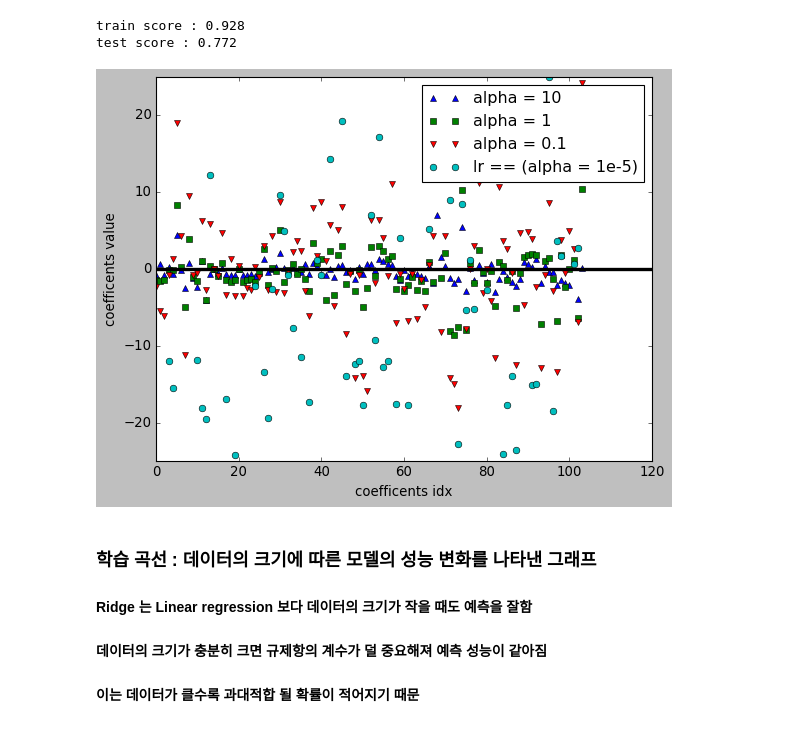
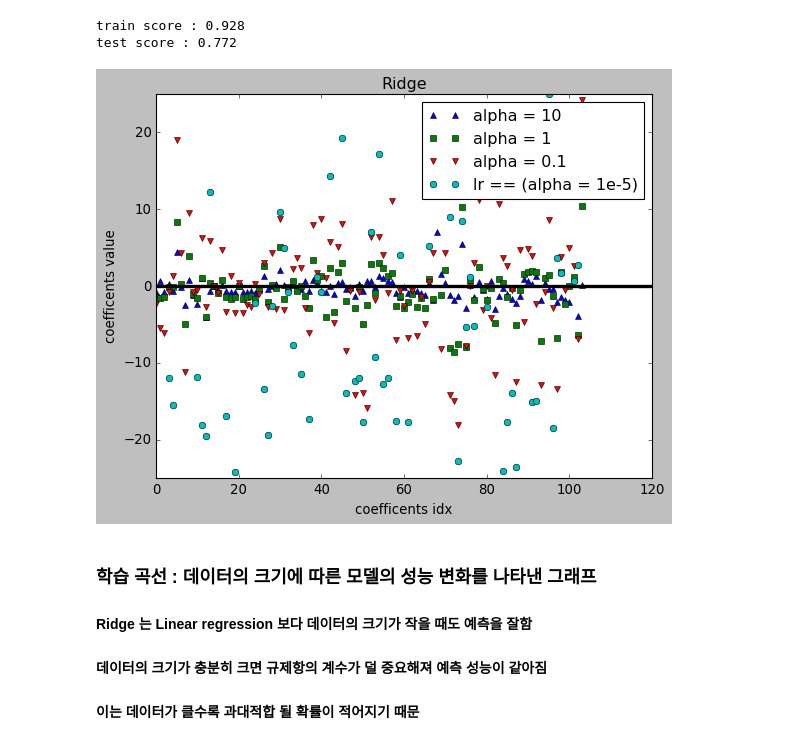
Before and after one commit to Hosung-Ahn/IntroducingML, a Jupyter notebook: Chpter2-supervised_learning/LinearModel.ipynb, the cells around one changed output. Cells and saved outputs as stored; diff of their text form; code cells hidden in the pictures.

```diff
--- a/Chpter2-supervised_learning/LinearModel.ipynb
+++ b/Chpter2-supervised_learning/LinearModel.ipynb
@@ -113,20 +113,21 @@ test score : 0.772
 # %%
 plt.plot(ridge10.coef_, '^', label = 'alpha = 10')
 plt.plot(ridge.coef_, 's', label = 'alpha = 1')
 plt.plot(ridge01.coef_, 'v', label = 'alpha = 0.1')
 plt.plot(lr.coef_, 'o', label = 'lr == (alpha = 1e-5)')
 
 xlims = plt.xlim()
 plt.hlines(0, *xlims, linewidth = 3, color = 'k')
 plt.ylim(-25,25)
 plt.legend()
 
+plt.title("Ridge")
 plt.xlabel("coefficents idx")
 plt.ylabel("coefficents value")
 
 plt.show()
 # %% [output]
-[figure, old version]
+[figure, new version]
 # %% [markdown]
 ### 학습 곡선 : 데이터의 크기에 따른 모델의 성능 변화를 나타낸 그래프
 #### Ridge 는 Linear regression 보다 데이터의 크기가 작을 때도 예측을 잘함
```
Also changed, not shown: parts of 6 cells of this notebook.
